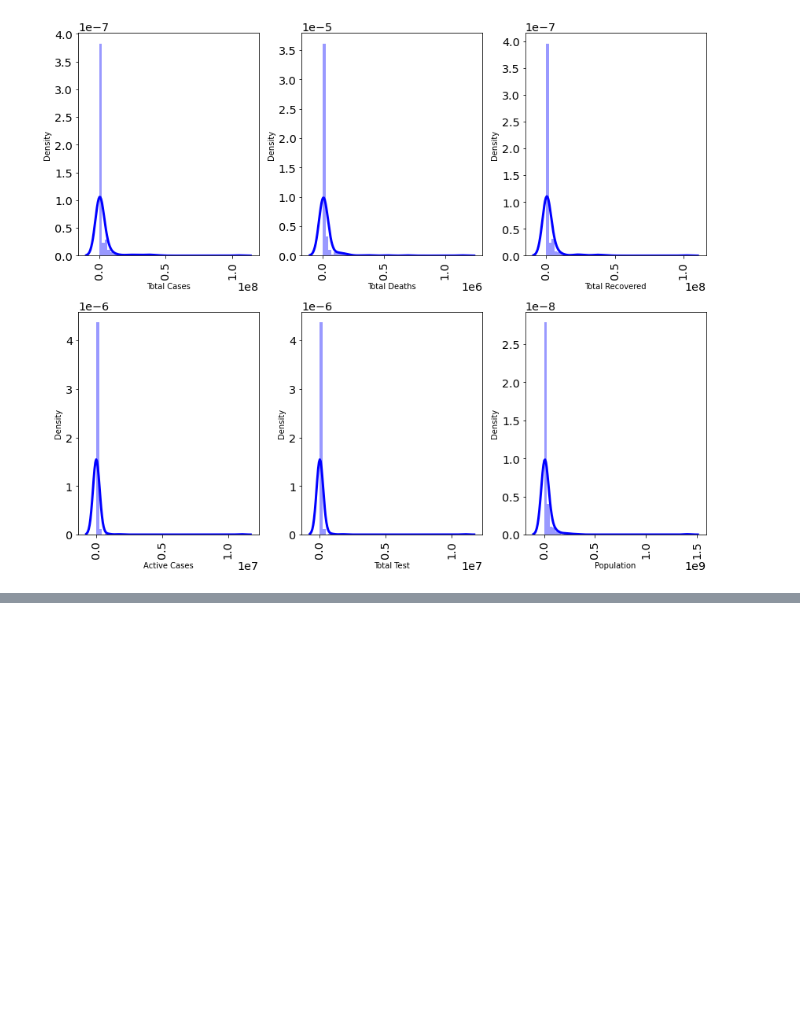
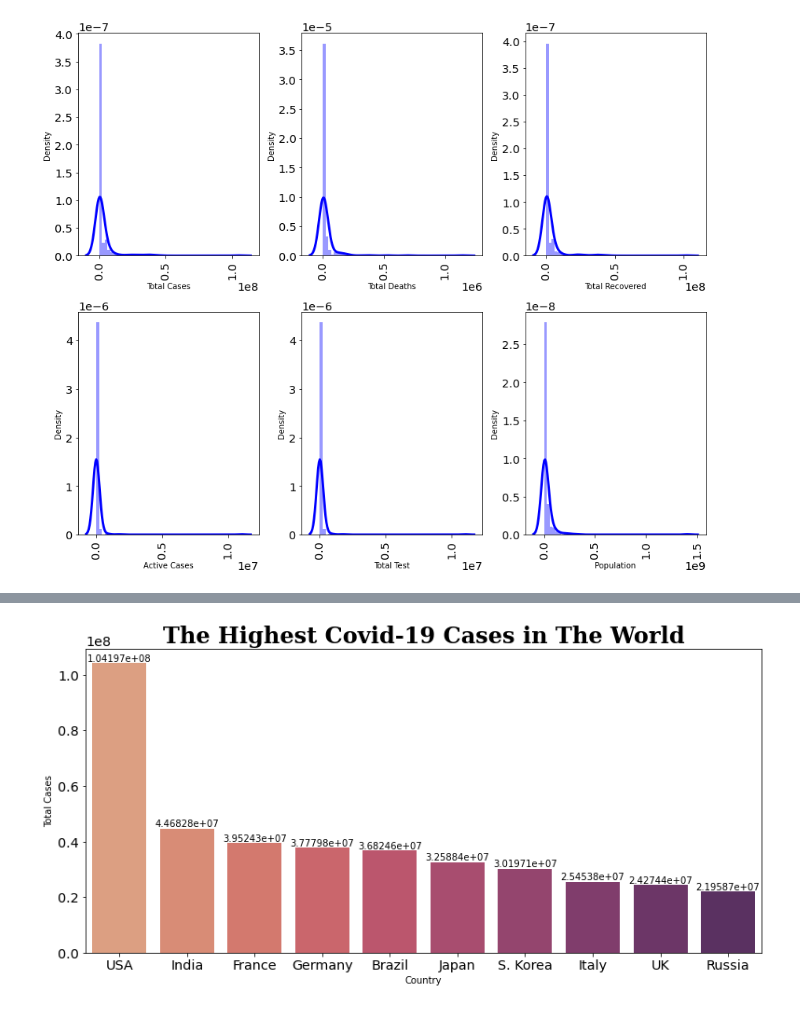
Before and after one commit to angelusfelix/Covid_WorldWide, a Jupyter notebook: EDA_Covid_worldwide.ipynb, the cells around one changed output, grey strips where cells are left out. Cells and saved outputs as stored; diff of their text form; code cells hidden in the pictures; blank space fills up the shorter version.

```diff
--- a/EDA_Covid_worldwide.ipynb
+++ b/EDA_Covid_worldwide.ipynb
@@ -287,0 +300,4 @@ for i in range (0,len(numerical)):
+# %%
+High_Cases = df.sort_values('Total Cases', ascending=False)
+df1= High_Cases[:10] #mengambil 10 urutan pertama
+df1
@@ -287,0 +316,9 @@ for i in range (0,len(numerical)):
+# %%
+plt.figure(figsize=(13,6))
+ax= sns.barplot(x='Country', y='Total Cases', data=df1, palette='flare')
+for label in ax.containers:
+    ax.bar_label(label, label_type='edge')
+plt.title('The Highest Covid-19 Cases in The World',fontsize=24, fontweight='bold', fontname="serif")
+plt.show()
+# %% [output]
+[figure, added]
```
Also changed, not shown: parts of 6 cells of this notebook, 1 other file.
